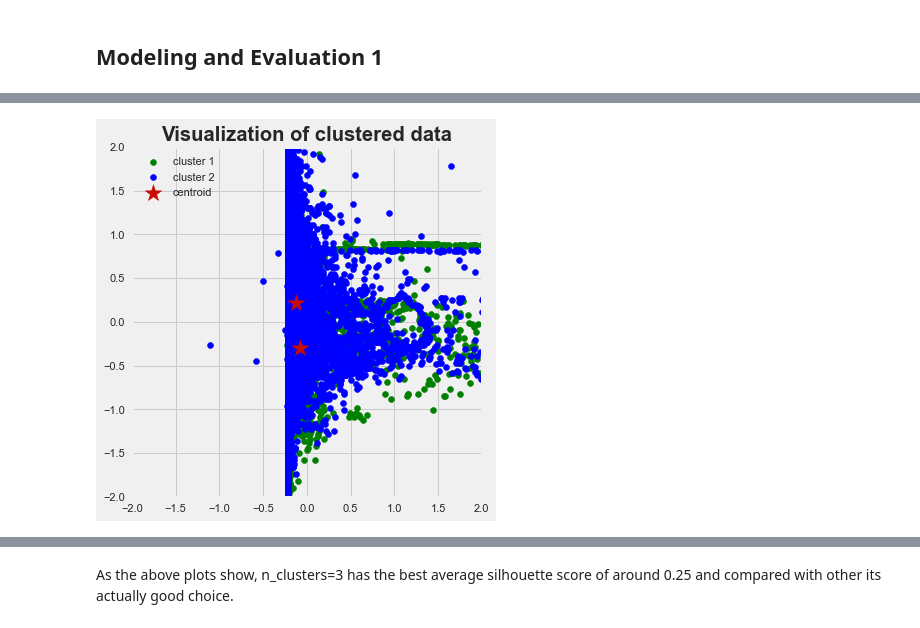
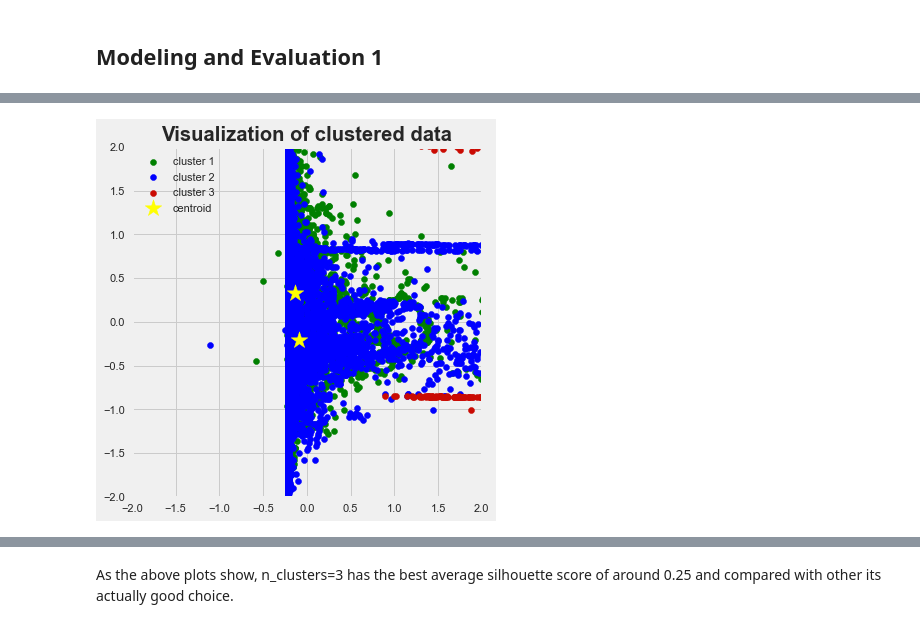
Before and after one commit to zharris1/Final_Project, a Jupyter notebook: Project_3_Master.ipynb, the cells around one changed output, grey strips where cells are left out. Cells and saved outputs as stored; diff of their text form; code cells hidden in the pictures.

```diff
--- a/Project_3_Master.ipynb
+++ b/Project_3_Master.ipynb
@@ -540,7 +540,9 @@ Text(0.5, 1.0, 'Visualization of raw data')
 X_std = StandardScaler().fit_transform(df)
 
 # Run local implementation of kmeans
-km = TimeSeriesKMeans(n_clusters=3, max_iter=100)
+km = TimeSeriesKMeans(n_clusters=3,
+                max_iter=3,
+                random_state=0)
 km.fit(X_std)
 centroids = km.cluster_centers_
 
@@ -550,8 +552,10 @@ plt.scatter(X_std[km.labels_ == 0, 0], X_std[km.labels_ == 0, 1],
             c='green', label='cluster 1')
 plt.scatter(X_std[km.labels_ == 1, 0], X_std[km.labels_ == 1, 1],
             c='blue', label='cluster 2')
+plt.scatter(X_std[km.labels_ == 2, 0], X_std[km.labels_ == 2, 1],
+            c='r', label='cluster 3')
 plt.scatter(centroids[:, 0], centroids[:, 1], marker='*', s=300,
-            c='r', label='centroid')
+            c='yellow', label='centroid')
 plt.legend()
 plt.xlim([-2, 2])
 plt.ylim([-2, 2])
@@ -565,4 +569,4 @@ Wall time: 26.9 s
-[figure, old version]
+[figure, new version]
 # %%
 %%time
 n_iter = 9
```
Also changed, not shown: parts of 5 cells of this notebook.
